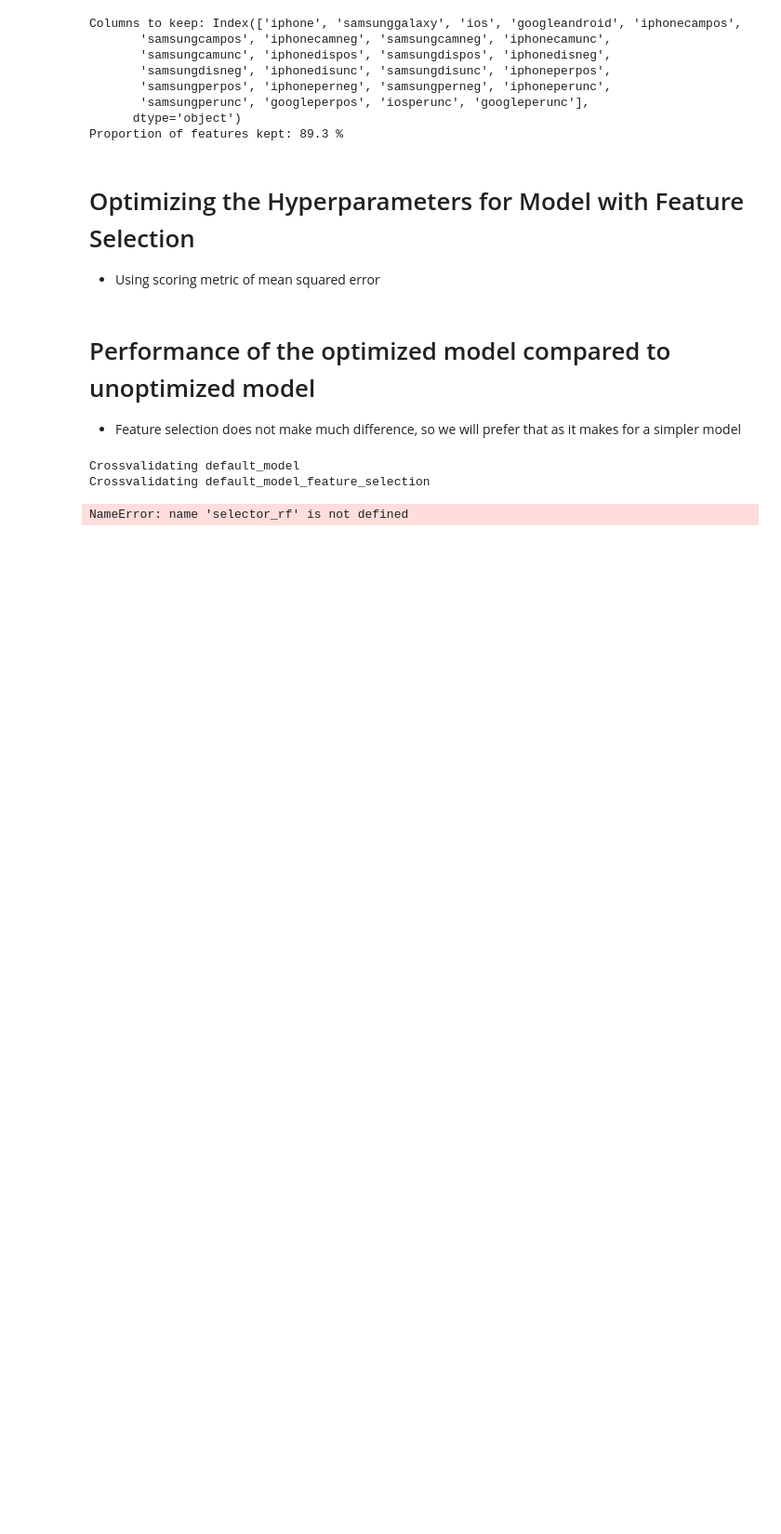
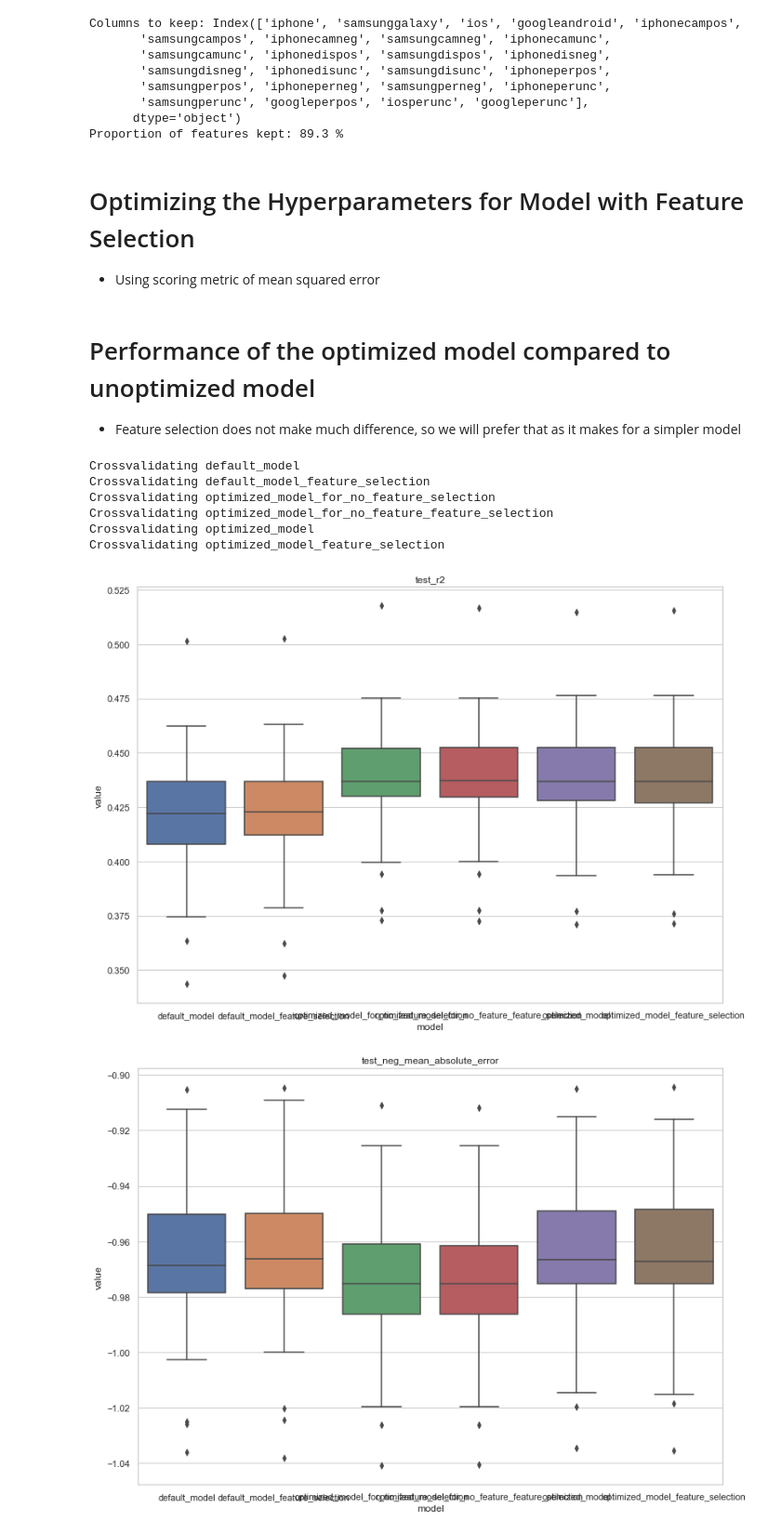
Before and after one commit to TuomoKareoja/phone-sentiment-analysis, a Jupyter notebook: notebooks/optimization_random_forest_iphone.ipynb, the cells around one changed output. Shown: that part at 93% size. Cells and saved outputs as stored; diff of their text form; code cells hidden in the pictures; blank space fills up the shorter version.

```diff
--- a/notebooks/optimization_random_forest_iphone.ipynb
+++ b/notebooks/optimization_random_forest_iphone.ipynb
@@ -177,7 +177,7 @@ Proportion of features kept: 89.3 %
 
 
 def drop_preselected_columns(X):
-    return X[:, selector_rf.support_]
+    return X[:, selector.support_]
 
 
 final_pipelines = {
@@ -199,7 +199,7 @@ final_pipelines = {
         VarianceThreshold(),
         FunctionTransformer(drop_preselected_columns, validate=False),
         RandomForestRegressor(
-            n_estimators=909, max_depth=9, min_samples_split=9, n_jobs=3
+            n_estimators=999, max_depth=9, min_samples_split=9, n_jobs=3
         ),
     ),
     "optimized_model": make_pipeline(
@@ -210,31 +210,36 @@ final_pipelines = {
     ),
     "optimized_model_feature_selection": make_pipeline(
         VarianceThreshold(),
         FunctionTransformer(drop_preselected_columns, validate=False),
         RandomForestRegressor(
             n_estimators=682, max_depth=12, min_samples_split=10, n_jobs=3
         ),
     ),
 }
 
 scores_optimized = crossvalidate_pipeline_scores(
     X=X_train,
     y=y_train,
     pipelines=final_pipelines,
     n_splits=30,
     random_state=random_state,
 )
 
 plot_scores(scores=scores_optimized)
 
 train_and_plot_prediction_metrics(
     X_train=X_train,
     y_train=y_train,
     X_test=X_test,
     y_test=y_test,
     pipelines=final_pipelines,
 )
 # %% [output]
 Crossvalidating default_model
 Crossvalidating default_model_feature_selection
+Crossvalidating optimized_model_for_no_feature_selection
+Crossvalidating optimized_model_for_no_feature_feature_selection
+Crossvalidating optimized_model
+Crossvalidating optimized_model_feature_selection
-NameError: name 'selector_rf' is not defined
+[figure, added]
+[figure, added]
```
Also changed, not shown: parts of 1 cell of this notebook, 2 other files.
